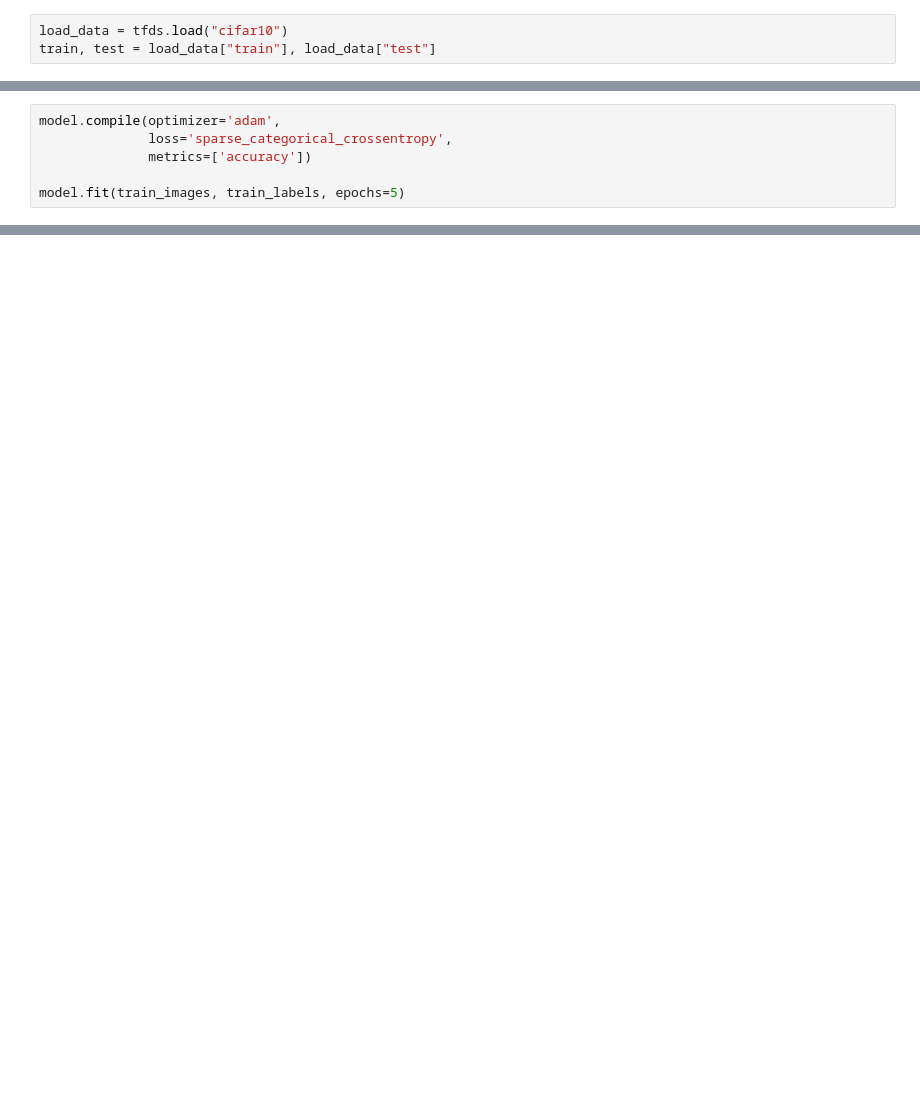
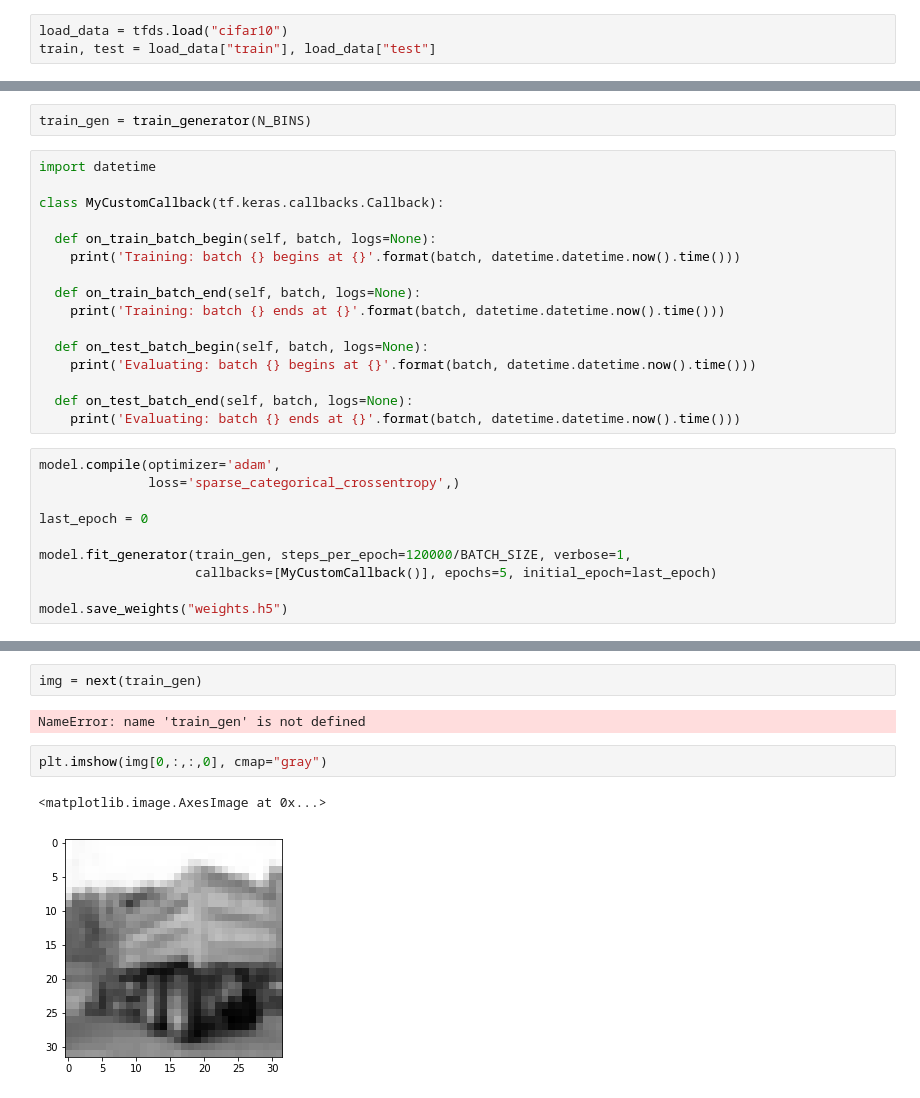
Before and after one commit to LouisTilloy/IEOR242_deep_colorization, a Jupyter notebook: CNN TF2.ipynb, the cells around one changed output, grey strips where cells are left out. Cells and saved outputs as stored; diff of their text form; blank space fills up the shorter version.

Commit message:
cnn model on cifar10

```diff
--- a/CNN TF2.ipynb
+++ b/CNN TF2.ipynb
@@ -93,6 +270,28 @@ model.summary()
+# %%
+train_gen = train_generator(N_BINS)
+# %%
+import datetime
+
+class MyCustomCallback(tf.keras.callbacks.Callback):
+
+  def on_train_batch_begin(self, batch, logs=None):
+    print('Training: batch {} begins at {}'.format(batch, datetime.datetime.now().time()))
+
+  def on_train_batch_end(self, batch, logs=None):
+    print('Training: batch {} ends at {}'.format(batch, datetime.datetime.now().time()))
+
+  def on_test_batch_begin(self, batch, logs=None):
+    print('Evaluating: batch {} begins at {}'.format(batch, datetime.datetime.now().time()))
+
+  def on_test_batch_end(self, batch, logs=None):
+    print('Evaluating: batch {} ends at {}'.format(batch, datetime.datetime.now().time()))
 # %%
 model.compile(optimizer='adam',
-              loss='sparse_categorical_crossentropy',
-              metrics=['accuracy'])
+              loss='sparse_categorical_crossentropy',)
 
-model.fit(train_images, train_labels, epochs=5)
+last_epoch = 0
+
+model.fit_generator(train_gen, steps_per_epoch=120000/BATCH_SIZE, verbose=1,
+                    callbacks=[MyCustomCallback()], epochs=5, initial_epoch=last_epoch)
+
+model.save_weights("weights.h5")
@@ -98,0 +309,9 @@ model.fit(train_images, train_labels, epochs=5)
+# %%
+img = next(train_gen)
+# %% [output]
+NameError: name 'train_gen' is not defined
+# %%
+plt.imshow(img[0,:,:,0], cmap="gray")
+# %% [output]
+<matplotlib.image.AxesImage at 0x...>
+[figure, added]
```
Also changed, not shown: parts of 21 cells of this notebook, 2 other files.
